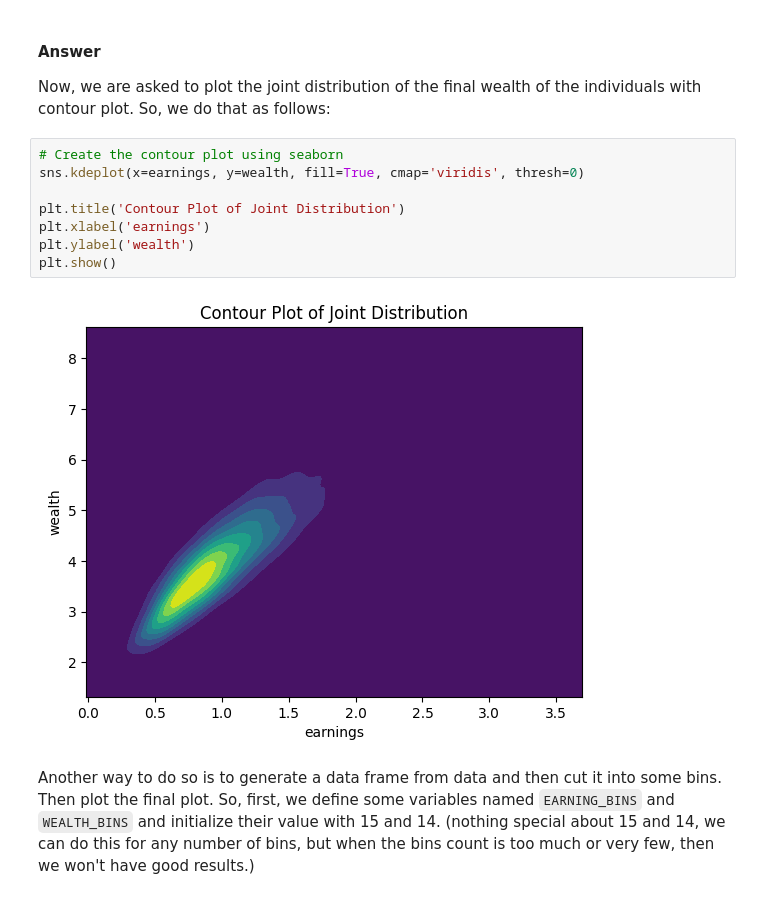
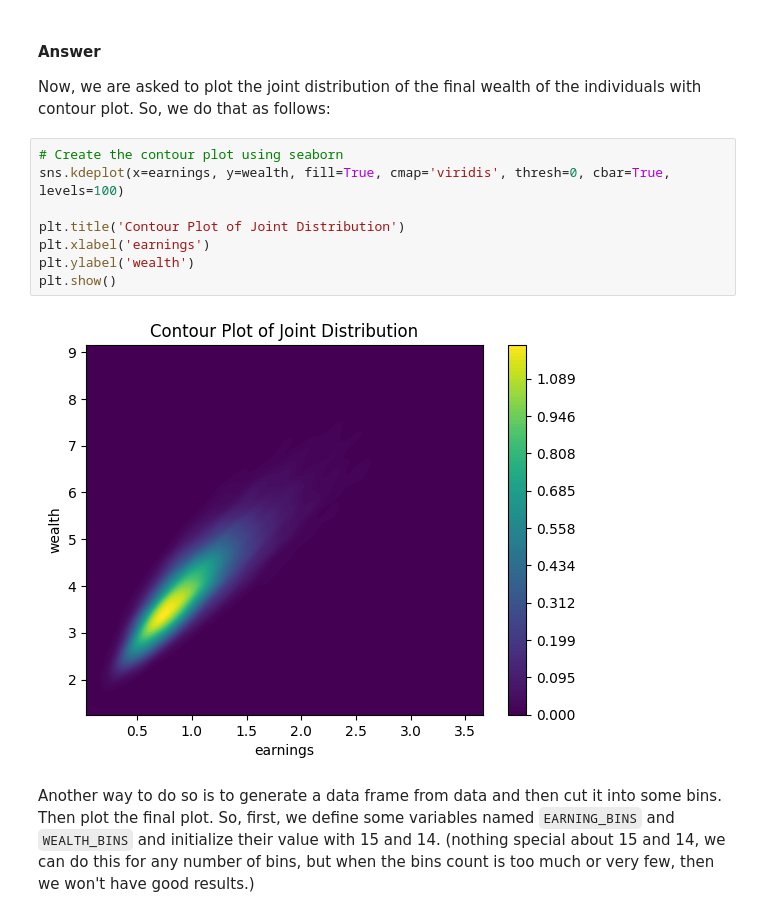
Before and after one commit to ParsaMohammadpour/probability-and-statistics-project, a Jupyter notebook: solution.ipynb, the cells around one changed output. Cells and saved outputs as stored; diff of their text form.

```diff
--- a/solution.ipynb
+++ b/solution.ipynb
@@ -389,14 +372,14 @@ Plot the joint distribution of final earnings and wealth using a contour plot.
 Now, we are asked to plot the joint distribution of the final wealth of the individuals with contour plot. So, we do that as follows:
 # %%
 # Create the contour plot using seaborn
-sns.kdeplot(x=earnings, y=wealth, fill=True, cmap='viridis', thresh=0)
+sns.kdeplot(x=earnings, y=wealth, fill=True, cmap='viridis', thresh=0, cbar=True, levels=100)
 
 plt.title('Contour Plot of Joint Distribution')
 plt.xlabel('earnings')
 plt.ylabel('wealth')
 plt.show()
 # %% [output]
-[figure, old version]
+[figure, new version]
 # %% [markdown]
 Another way to do so is to generate a data frame from data and then cut it into some bins. Then plot the final plot. So, first, we define some variables named `EARNING_BINS` and `WEALTH_BINS` and initialize their value with 15 and 14. (nothing special about 15 and 14, we can do this for any number of bins, but when the bins count is too much or very few, then we won't have good results.)
 # %%
```
Also changed, not shown: parts of 46 cells of this notebook, 1 other file.
